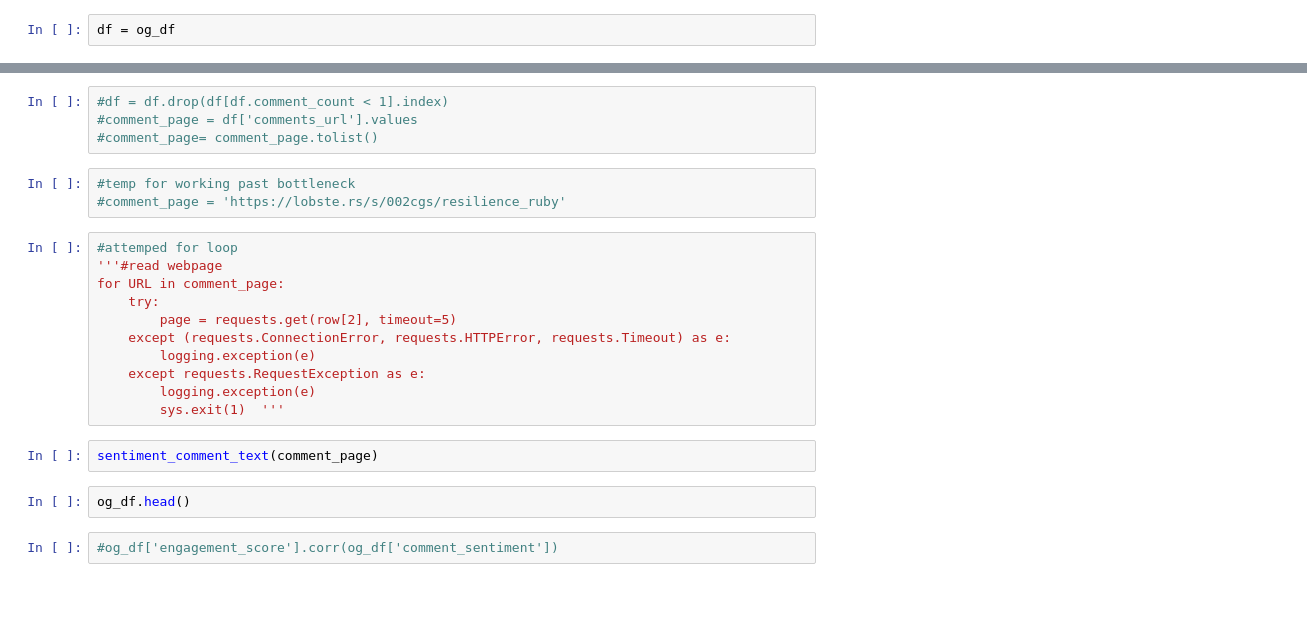
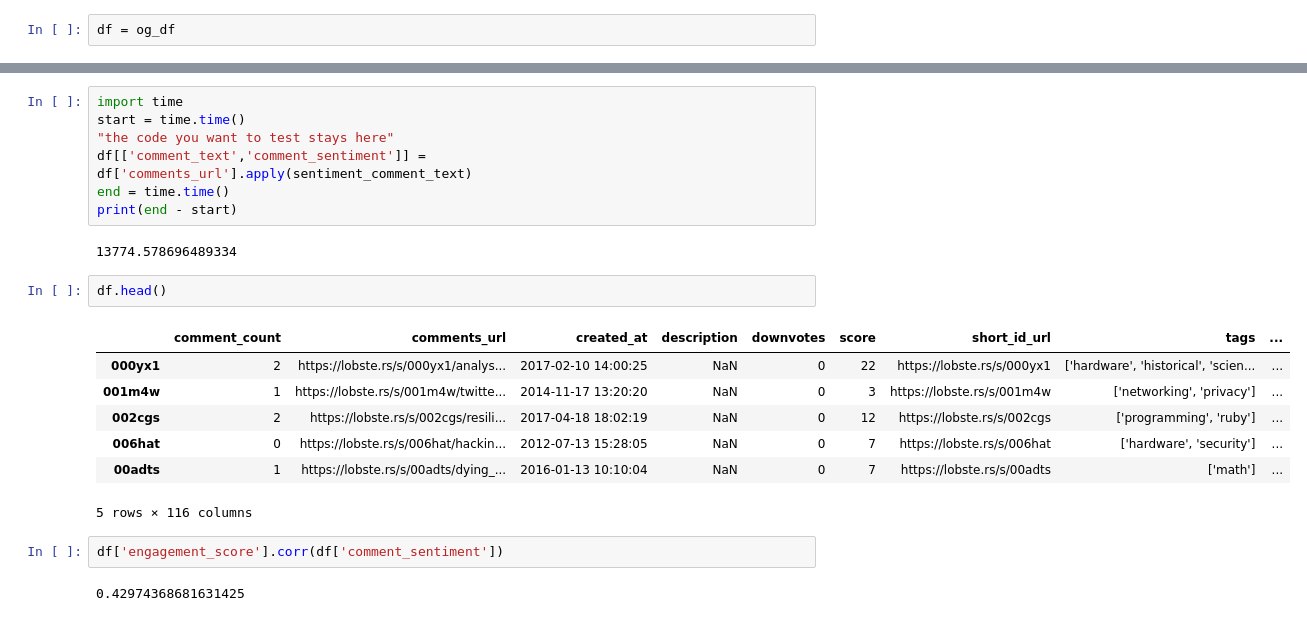
Before and after one commit to samauer14/FinalProjectDataMining, a Jupyter notebook: Final+Project+-+Anna.ipynb, the cells around one changed output, grey strips where cells are left out. Cells and saved outputs as stored; diff of their text form; blank space fills up the shorter version.

```diff
--- a/Final+Project+-+Anna.ipynb
+++ b/Final+Project+-+Anna.ipynb
@@ -101,24 +236,23 @@ df.head()
-# %%
-#df = df.drop(df[df.comment_count < 1].index)
-#comment_page = df['comments_url'].values
-#comment_page= comment_page.tolist()
-# %%
-#temp for working past bottleneck
-#comment_page = 'https://lobste.rs/s/002cgs/resilience_ruby'
-# %%
-#attemped for loop
-'''#read webpage
-for URL in comment_page:
-    try:
-        page = requests.get(row[2], timeout=5)
-    except (requests.ConnectionError, requests.HTTPError, requests.Timeout) as e:
-        logging.exception(e)
-    except requests.RequestException as e:
-        logging.exception(e)
-        sys.exit(1)  '''
-# %%
-sentiment_comment_text(comment_page)
+# %%
+import time
+start = time.time()
+"the code you want to test stays here"
+df[['comment_text','comment_sentiment']] = df['comments_url'].apply(sentiment_comment_text)
+end = time.time()
+print(end - start)
+# %% [output]
+13774.578696489334
 # %%
-og_df.head()
+df.head()
+# %% [output]
+|  | comment_count | comments_url | created_at | description | downvotes | score | short_id_url | tags | ... |
+| 000yx1 | 2 | https://lobste.rs/s/000yx1/analys... | 2017-02-10 14:00:25 | NaN | 0 | 22 | https://lobste.rs/s/000yx1 | ['hardware', 'historical', 'scien... | ... |
+| 001m4w | 1 | https://lobste.rs/s/001m4w/twitte... | 2014-11-17 13:20:20 | NaN | 0 | 3 | https://lobste.rs/s/001m4w | ['networking', 'privacy'] | ... |
+| 002cgs | 2 | https://lobste.rs/s/002cgs/resili... | 2017-04-18 18:02:19 | NaN | 0 | 12 | https://lobste.rs/s/002cgs | ['programming', 'ruby'] | ... |
+| 006hat | 0 | https://lobste.rs/s/006hat/hackin... | 2012-07-13 15:28:05 | NaN | 0 | 7 | https://lobste.rs/s/006hat | ['hardware', 'security'] | ... |
+| 00adts | 1 | https://lobste.rs/s/00adts/dying_... | 2016-01-13 10:10:04 | NaN | 0 | 7 | https://lobste.rs/s/00adts | ['math'] | ... |
+5 rows × 116 columns
 # %%
-#og_df['engagement_score'].corr(og_df['comment_sentiment'])
+df['engagement_score'].corr(df['comment_sentiment'])
+# %% [output]
+0.42974368681631425
```
Also changed, not shown: parts of 12 cells of this notebook.
